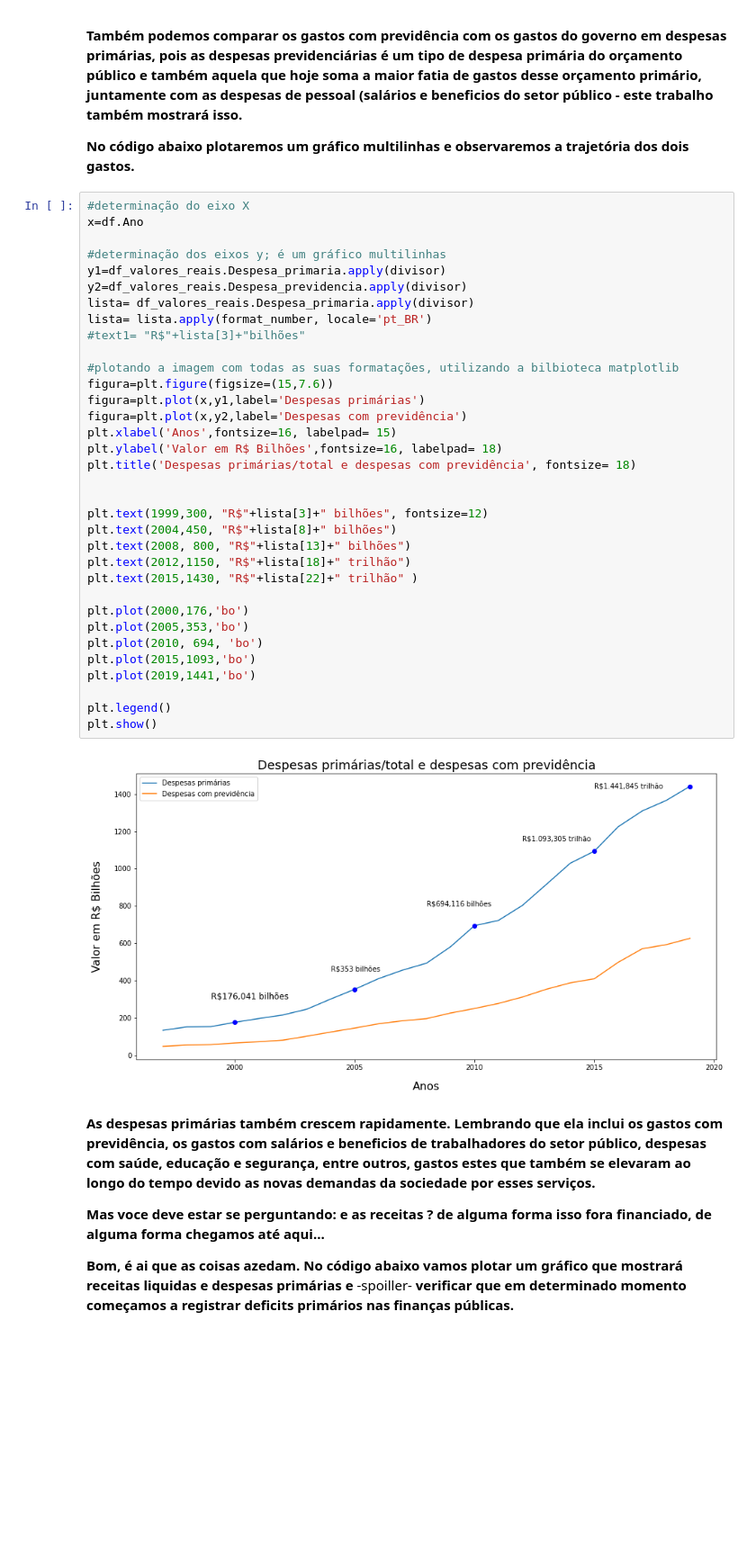
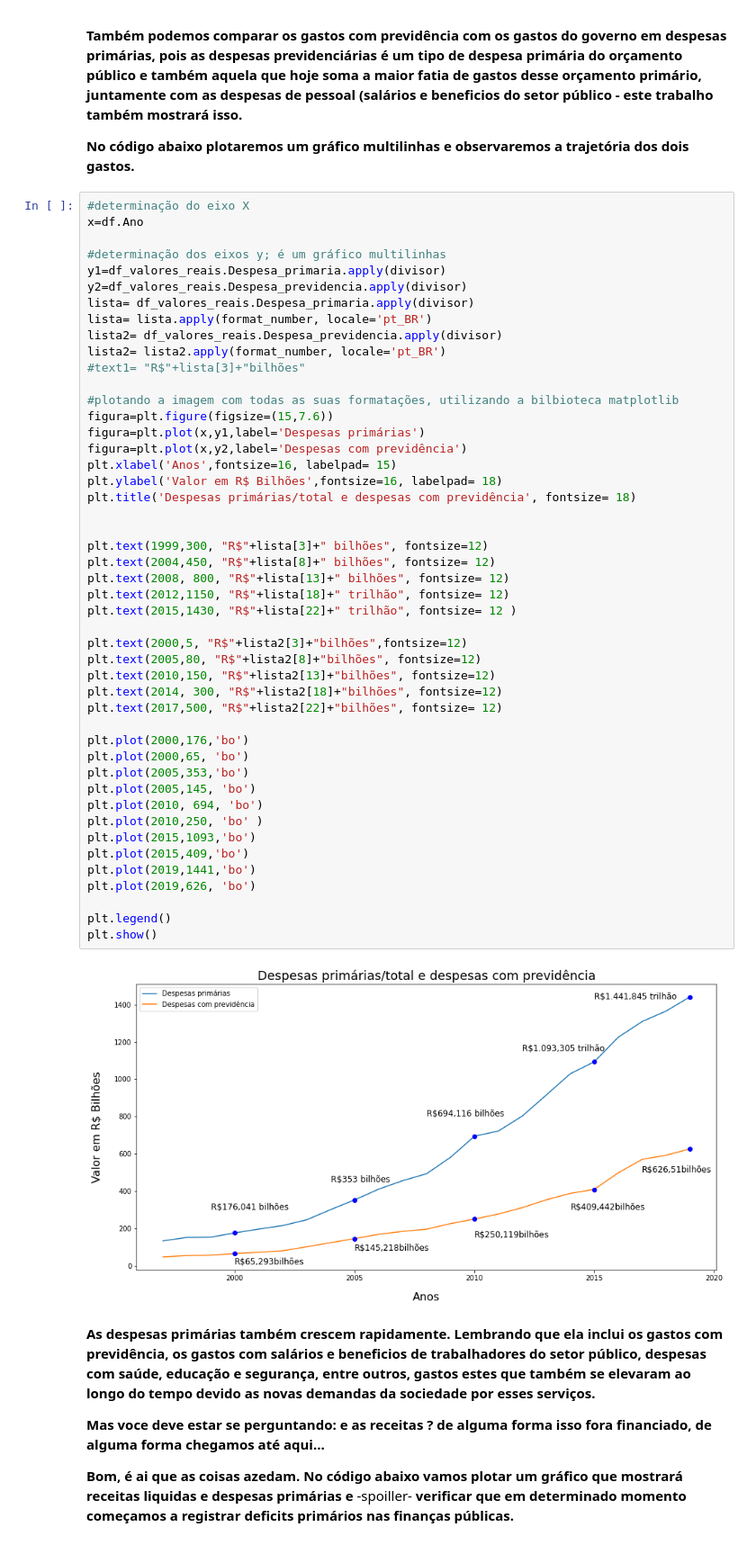
Before and after one commit to jp-data/breves-analises, a Jupyter notebook: Previdência_social_brasileira.ipynb, the cells around one changed output. Shown at 90% size. Cells and saved outputs as stored; diff of their text form; blank space fills up the shorter version.

```diff
--- a/Previdência_social_brasileira.ipynb
+++ b/Previdência_social_brasileira.ipynb
@@ -313,38 +316,51 @@ findfont: Font family ['Times'] not found. Falling back to DejaVu Sans.
 #determinação do eixo X
 x=df.Ano
 
 #determinação dos eixos y; é um gráfico multilinhas
 y1=df_valores_reais.Despesa_primaria.apply(divisor)
 y2=df_valores_reais.Despesa_previdencia.apply(divisor)
 lista= df_valores_reais.Despesa_primaria.apply(divisor)
 lista= lista.apply(format_number, locale='pt_BR')
+lista2= df_valores_reais.Despesa_previdencia.apply(divisor)
+lista2= lista2.apply(format_number, locale='pt_BR')
 #text1= "R$"+lista[3]+"bilhões"
 
 #plotando a imagem com todas as suas formatações, utilizando a bilbioteca matplotlib
 figura=plt.figure(figsize=(15,7.6))
 figura=plt.plot(x,y1,label='Despesas primárias')
 figura=plt.plot(x,y2,label='Despesas com previdência')
 plt.xlabel('Anos',fontsize=16, labelpad= 15)
 plt.ylabel('Valor em R$ Bilhões',fontsize=16, labelpad= 18)
 plt.title('Despesas primárias/total e despesas com previdência', fontsize= 18)
 
 
 plt.text(1999,300, "R$"+lista[3]+" bilhões", fontsize=12)
-plt.text(2004,450, "R$"+lista[8]+" bilhões")
-plt.text(2008, 800, "R$"+lista[13]+" bilhões")
-plt.text(2012,1150, "R$"+lista[18]+" trilhão")
-plt.text(2015,1430, "R$"+lista[22]+" trilhão" )
+plt.text(2004,450, "R$"+lista[8]+" bilhões", fontsize= 12)
+plt.text(2008, 800, "R$"+lista[13]+" bilhões", fontsize= 12)
+plt.text(2012,1150, "R$"+lista[18]+" trilhão", fontsize= 12)
+plt.text(2015,1430, "R$"+lista[22]+" trilhão", fontsize= 12 )
+
+plt.text(2000,5, "R$"+lista2[3]+"bilhões",fontsize=12)
+plt.text(2005,80, "R$"+lista2[8]+"bilhões", fontsize=12)
+plt.text(2010,150, "R$"+lista2[13]+"bilhões", fontsize=12)
+plt.text(2014, 300, "R$"+lista2[18]+"bilhões", fontsize=12)
+plt.text(2017,500, "R$"+lista2[22]+"bilhões", fontsize= 12)
 
 plt.plot(2000,176,'bo')
+plt.plot(2000,65, 'bo')
 plt.plot(2005,353,'bo')
+plt.plot(2005,145, 'bo')
 plt.plot(2010, 694, 'bo')
+plt.plot(2010,250, 'bo' )
 plt.plot(2015,1093,'bo')
+plt.plot(2015,409,'bo')
 plt.plot(2019,1441,'bo')
+plt.plot(2019,626, 'bo')
 
 plt.legend()
 plt.show()
 # %% [output]
-[figure, old version]
+[figure, new version]
 # %% [markdown]
 **As despesas primárias também crescem rapidamente. Lembrando que ela inclui os gastos com previdência, os gastos com salários e beneficios de trabalhadores do setor público, despesas com saúde, educação e segurança, entre outros, gastos estes que também se elevaram ao longo do tempo devido as novas demandas da sociedade por esses serviços.**
 
```
Also changed, not shown: parts of 4 cells of this notebook.
